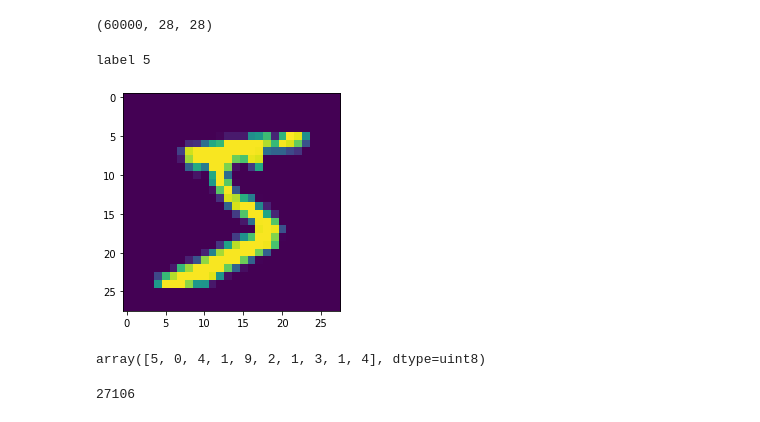
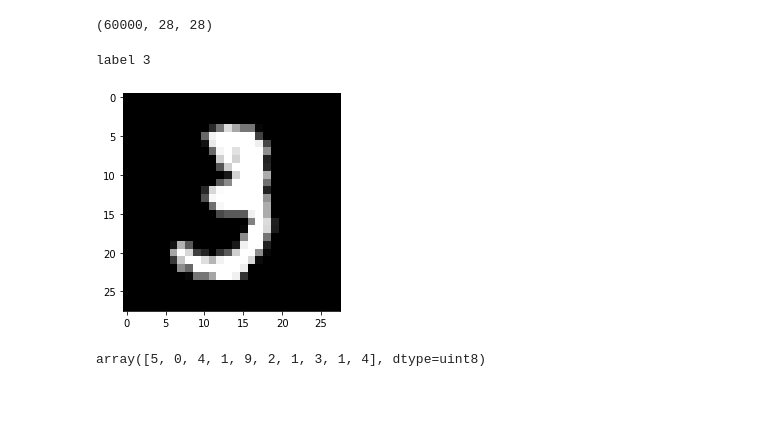
Before and after one commit to CamK2/ComputerVision, a Jupyter notebook: Machine_Learning_Intro.ipynb, the cells around one changed output. Drawn from its saved outputs; the diff is of its cells as text; code cells hidden in the pictures.

```diff
--- a/Machine_Learning_Intro.ipynb
+++ b/Machine_Learning_Intro.ipynb
@@ -108,11 +112,11 @@ x_train.shape
 (60000, 28, 28)
 # %%
 x_train[0,:,:]
-plt.imshow(x_train[0,:,:])
-print('label', y_train[0])
+plt.imshow(x_train[10,:,:], cmap = plt.get_cmap('gray'))
+print('label', y_train[10])
 # %% [output]
-label 5
+label 3
-[figure, old version]
+[figure, new version]
 # %%
 y_train[0:10]
 # %% [output]
@@ -125,4 +123,0 @@ x1_train = x_train[indices_for_1,:,:]
-# %%
-x8_train[0,:,:].sum()
-# %% [output]
-27106
```
Also changed, not shown: parts of 6 cells of this notebook.
